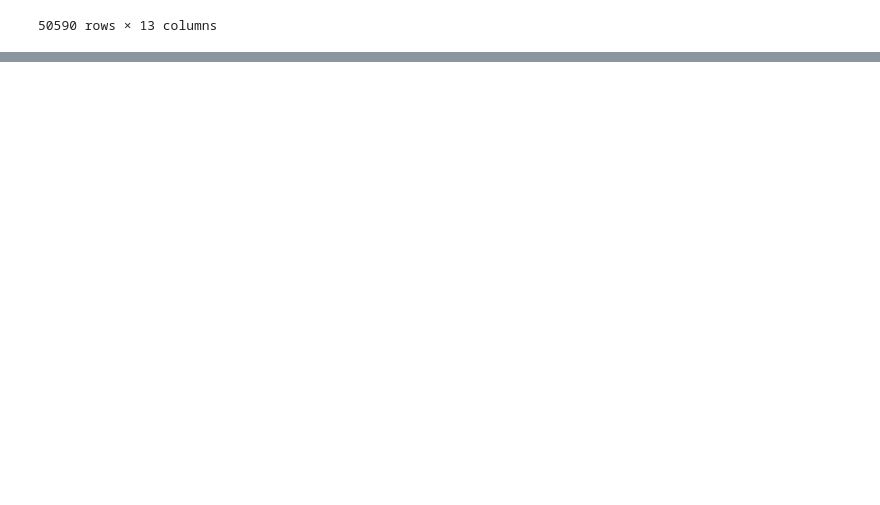
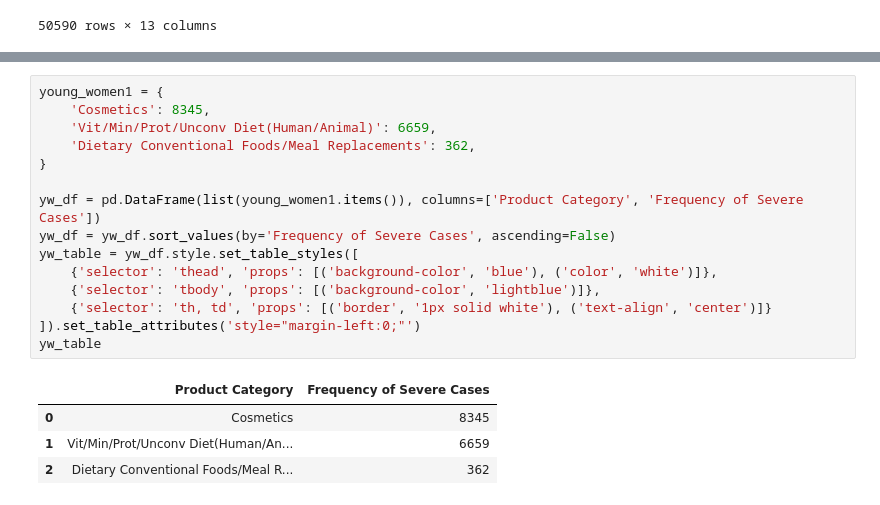
Before and after one commit to rarora04/datathon, a Jupyter notebook: datathon - R.ipynb, the cells around one changed output, grey strips where cells are left out. Saved outputs shown, nothing was run; the diff lists cells and outputs as text; blank space fills up the shorter version.

```diff
--- a/datathon - R.ipynb
+++ b/datathon - R.ipynb
@@ -315,0 +384,20 @@ print(count)
+# %%
+young_women1 = {
+    'Cosmetics': 8345,
+    'Vit/Min/Prot/Unconv Diet(Human/Animal)': 6659,
+    'Dietary Conventional Foods/Meal Replacements': 362,
+}
+
+yw_df = pd.DataFrame(list(young_women1.items()), columns=['Product Category', 'Frequency of Severe Cases'])
+yw_df = yw_df.sort_values(by='Frequency of Severe Cases', ascending=False)
+yw_table = yw_df.style.set_table_styles([
+    {'selector': 'thead', 'props': [('background-color', 'blue'), ('color', 'white')]},
+    {'selector': 'tbody', 'props': [('background-color', 'lightblue')]},
+    {'selector': 'th, td', 'props': [('border', '1px solid white'), ('text-align', 'center')]}
+]).set_table_attributes('style="margin-left:0;"')
+yw_table
+# %% [output]
+|  | Product Category | Frequency of Severe Cases |
+| 0 | Cosmetics | 8345 |
+| 1 | Vit/Min/Prot/Unconv Diet(Human/An... | 6659 |
+| 2 | Dietary Conventional Foods/Meal R... | 362 |
```
Also changed, not shown: parts of 16 cells of this notebook.
